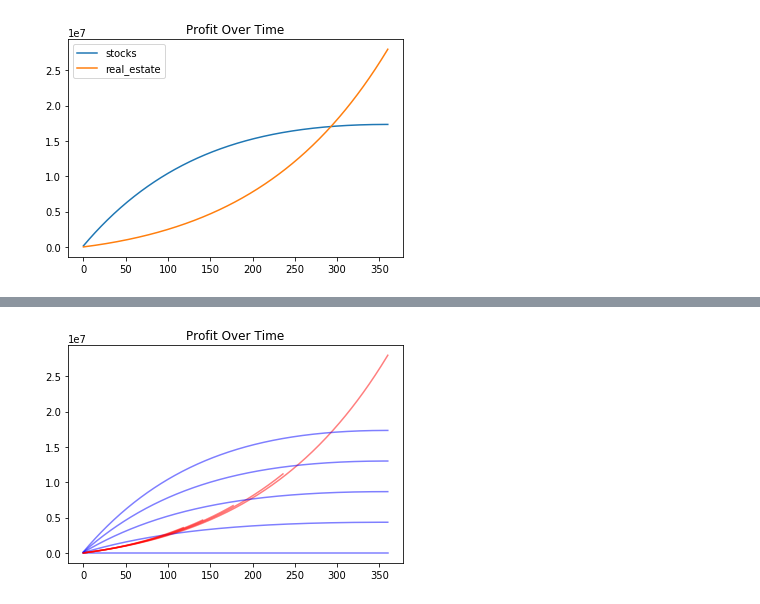
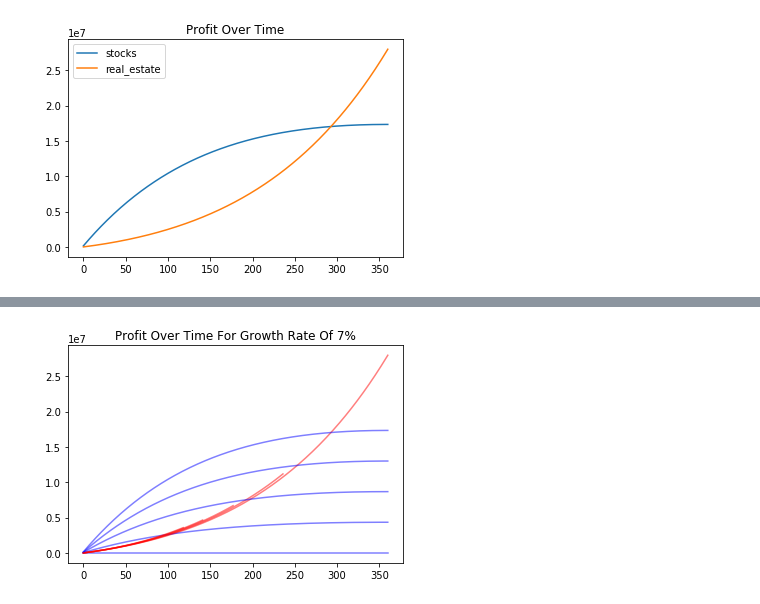
Before and after one commit to rossrco/real_estate_sim, a Jupyter notebook: analysis.ipynb, the cells around one changed output, grey strips where cells are left out. Drawn from its saved outputs; the diff is of its cells as text; code cells hidden in the pictures.

Commit message:
add explanations to each plot

```diff
--- a/analysis.ipynb
+++ b/analysis.ipynb
@@ -110,7 +116,7 @@ Here we look at scenarios where the real estate grwoth rate equals the stock mar
 to_plot = history[(history.growth_rate_real_estate==history.growth_rate_stocks)
                   & (history.mortgage_overpayment_amount==history.investment_amount)
                   & (history.investment_amount>0)
-                  & (history.growth_rate_stocks==0.07)
+                  & (history.growth_rate_stocks==round(hist_growth_rate_real_estate, 2))
                   & (history.month<=60)].copy()
 
 for amount in to_plot.investment_amount.unique():
@@ -142,14 +157,14 @@ plt.show()
 # %%
 to_plot = history[(history.growth_rate_real_estate==history.growth_rate_stocks)
-                  & (history.growth_rate_stocks==0.07)].copy()
+                  & (history.growth_rate_stocks==round(hist_growth_rate_real_estate, 2))].copy()
 
 for amount in list(range(0, 20001, 5000)):
     subplot_1 = to_plot[(to_plot.investment_amount==amount) & (to_plot.mortgage_overpayment_amount==0)]
     subplot_2 = to_plot[(to_plot.investment_amount==0) & (to_plot.mortgage_overpayment_amount==amount)]
     plt.plot(subplot_1.month, subplot_1.cumulative_profit_stocks, color='b', alpha=0.5)
     plt.plot(subplot_2.month, subplot_2.current_profit_real_estate, color='r', alpha=0.5)
 
-plt.title('Profit Over Time')
+plt.title(f'Profit Over Time For Growth Rate Of {hist_growth_rate_real_estate:.0%}')
 plt.show()
 # %% [output]
-[figure, old version]
+[figure, new version]
```
Also changed, not shown: parts of 11 cells of this notebook, 1 other file.
